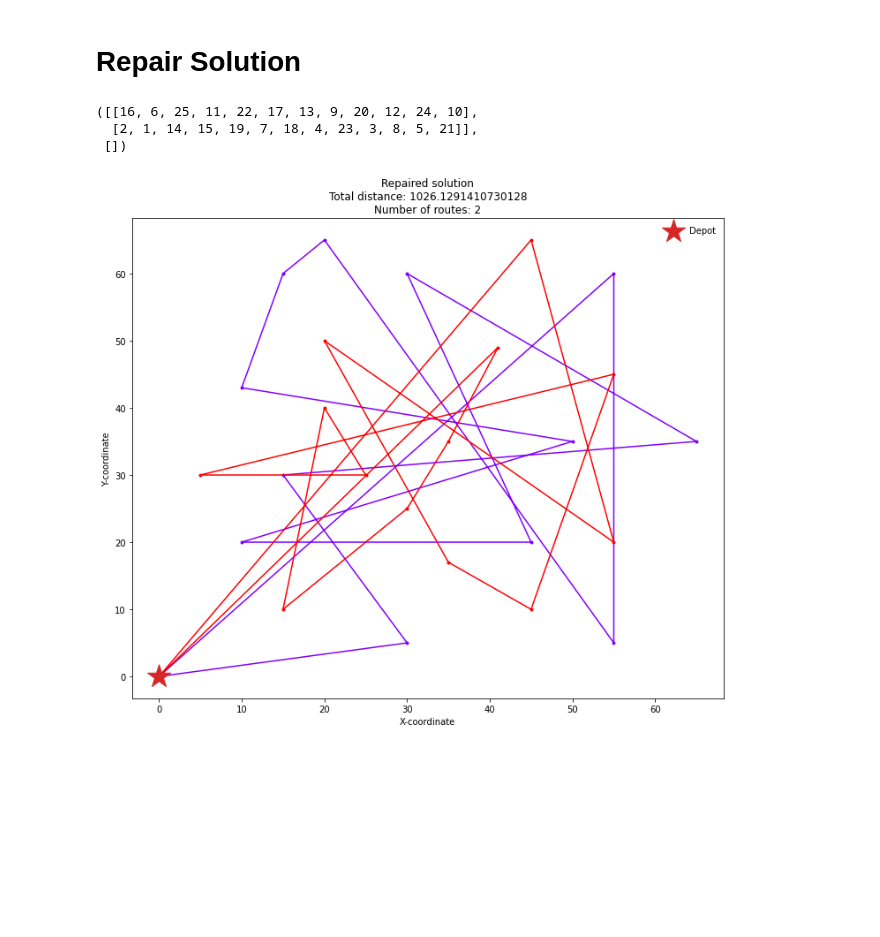
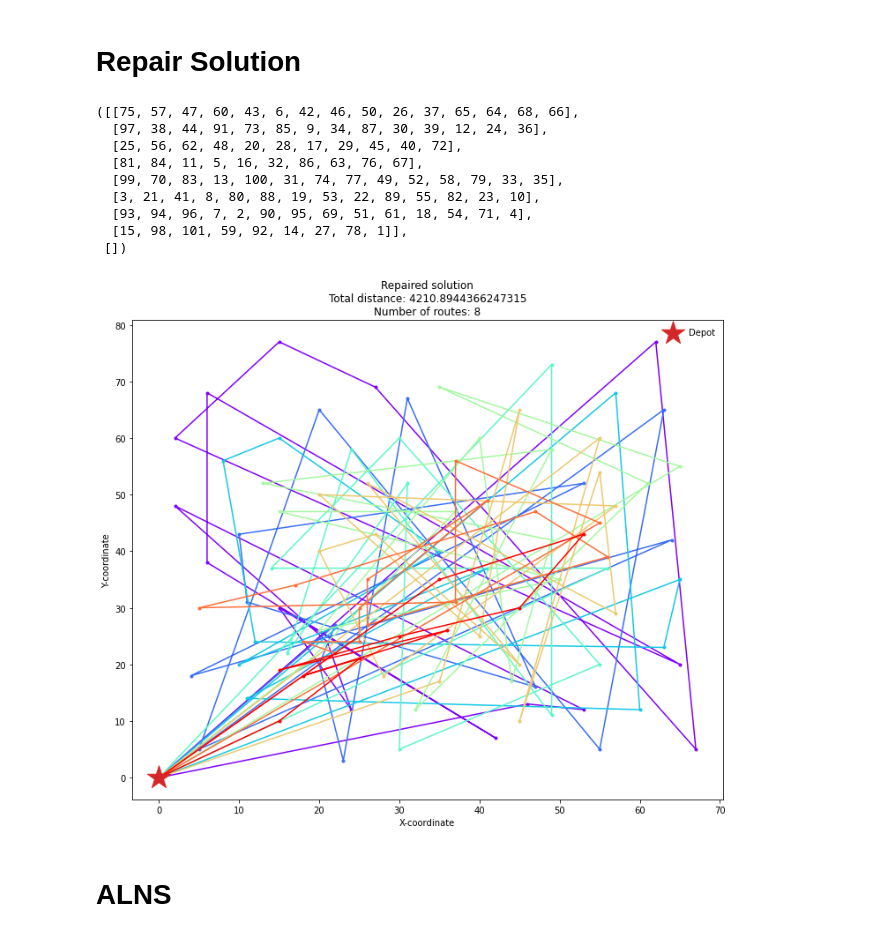
Before and after one commit to marsskop/dvrp_aql, a Jupyter notebook: dvrptw.ipynb, the cells around one changed output. Cells and saved outputs as stored; diff of their text form; code cells hidden in the pictures; blank space fills up the shorter version.

```diff
--- a/dvrptw.ipynb
+++ b/dvrptw.ipynb
@@ -11,7 +11,7 @@ import copy
 For testing let's task R101 from VRPTW benchmark: http://web.cba.neu.edu/~msolomon/problems.htm.
 # %%
 df = pd.read_csv('r101.csv', sep=',')
-df = df.head(25)
+# df = df.head(25)
 # %%
 df.head()
 # %% [output]
@@ -263,7 +267,11 @@ def destroy_solution(solution, destroy_score_fn, params):
         enroute.remove(scores[i][0])
 
     del_sol.removal = list(del_sol.removal)
-    return del_sol
+    return remove_empty_routes(del_sol)
+
+def remove_empty_routes(sol):
+    sol.routes = [route for route in sol.routes if len(route) != 0]
+    return sol
 # %%
 params = dict(
     q=3,
@@ -293,7 +313,14 @@ plot_solution(sol, "Destroyed solution")
 # %% [markdown]
 # Repair Solution
 # %%
-def greedy_insertion(sol: DVRPTWState):
+def feasibility_cost_demand(k, i, j, route):
+    h = feasibility_cost(k, i, j)
+    demand = sum(df[df.CUST == x].DEMAND.item() for x in route) + df[df.CUST == k].DEMAND.item()
+    if demand > VEHICLE_CAPACITY:
+        return None
+    return h
+
+def greedy_insertion(sol: DVRPTWState, rnd):
     """
     Greedy Insertion (GI) repair heuristic.
     """
@@ -306,7 +333,7 @@ def greedy_insertion(sol: DVRPTWState):
             for r_idx, route in enumerate(rep_sol.routes):
                 for pos in range(len(route)):
                     # Calculate the cost of inserting the customer at the current position
-                    delta_h = feasibility_cost(cust, route[pos-1], route[pos])
+                    delta_h = feasibility_cost_demand(cust, route[pos-1], route[pos], route)
                     if delta_h is not None and delta_h < best_cost:
                         best_cost = delta_h
                         best_cust, best_route, best_pos = cust, r_idx, pos
@@ -314,7 +341,7 @@ def greedy_insertion(sol: DVRPTWState):
             rep_sol.routes[best_route].insert(best_pos, best_cust)
             removal.remove(best_cust)
         else:
-            break
+            rep_sol.routes.append([removal.pop()])
     rep_sol.removal = list(removal)
     return rep_sol
 
@@ -329,7 +356,7 @@ def regret_insertion(sol: DVRPTWState, rnd, k=2):
         regret_values = []
         for cust in removal:
             best_positions = sorted(list(filter(lambda x: x[2] is not None,
-                                    [(r_idx, pos, feasibility_cost(cust, route[pos-1], route[pos]))
+                                    [(r_idx, pos, feasibility_cost_demand(cust, route[pos-1], route[pos], route))
                                     for r_idx, route in enumerate(rep_sol.routes)
                                     for pos in range(len(route))])),
                                     key=lambda x: x[2])[:k]
@@ -342,18 +369,26 @@ def regret_insertion(sol: DVRPTWState, rnd, k=2):
             rep_sol.routes[r_idx].insert(pos, max_regret_cust)
             removal.remove(max_regret_cust)
         else:
-            break
+            rep_sol.routes.append([removal.pop()])
     rep_sol.removal = list(removal)
     return rep_sol
 # %%
 # Call the repair function and update your state
-repaired_solution = greedy_insertion(init)
+repaired_solution = greedy_insertion(init, None)
 # Plot the solution after applying the repair heuristic
 
 plot_solution(repaired_solution, "Repaired solution")
 repaired_solution.routes, repaired_solution.removal
 # %% [output]
-([[16, 6, 25, 11, 22, 17, 13, 9, 20, 12, 24, 10],
-  [2, 1, 14, 15, 19, 7, 18, 4, 23, 3, 8, 5, 21]],
+([[75, 57, 47, 60, 43, 6, 42, 46, 50, 26, 37, 65, 64, 68, 66],
+  [97, 38, 44, 91, 73, 85, 9, 34, 87, 30, 39, 12, 24, 36],
+  [25, 56, 62, 48, 20, 28, 17, 29, 45, 40, 72],
+  [81, 84, 11, 5, 16, 32, 86, 63, 76, 67],
+  [99, 70, 83, 13, 100, 31, 74, 77, 49, 52, 58, 79, 33, 35],
+  [3, 21, 41, 8, 80, 88, 19, 53, 22, 89, 55, 82, 23, 10],
+  [93, 94, 96, 7, 2, 90, 95, 69, 51, 61, 18, 54, 71, 4],
+  [15, 98, 101, 59, 92, 14, 27, 78, 1]],
  [])
-[figure, old version]
+[figure, new version]
+# %% [markdown]
+# ALNS
```
Also changed, not shown: parts of 16 cells of this notebook.
